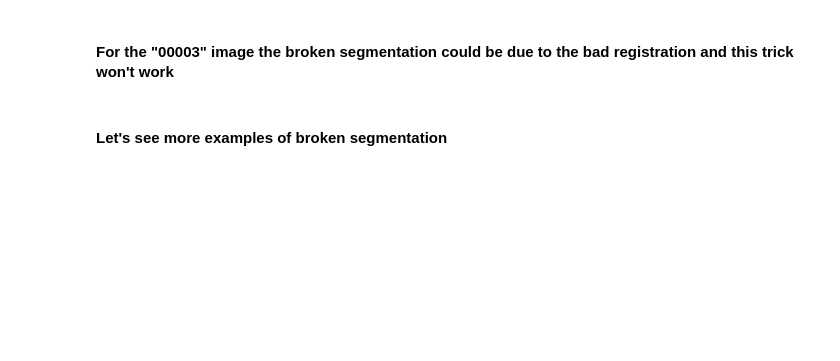
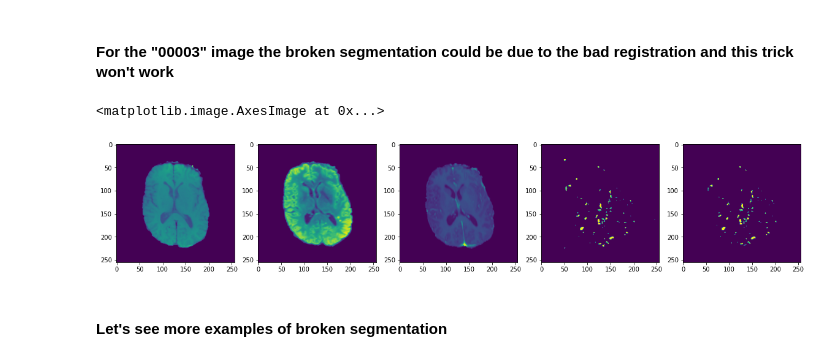
Before and after one commit to sosanzma/Tumor_Segmentation_Features_, a Jupyter notebook: registraion-segmentation-features.ipynb, the cells around one changed output. Drawn from its saved outputs; the diff is of its cells as text; code cells hidden in the pictures; blank space fills up the shorter version.

```diff
--- a/registraion-segmentation-features.ipynb
+++ b/registraion-segmentation-features.ipynb
@@ -597,14 +610,17 @@ axarr[4].imshow((test_res[0][0].detach().cpu().numpy() > 0.5) * (test_img[0, 1]
 # %%
 im = get_img(2)
 test_img = np.array([np.moveaxis(np.array(im.resize((256, 256))), -1, 0)])
-test_res = model(torch.Tensor(test_img))
+test_res = model_unet(torch.Tensor(test_img))
 
 f, axarr = plt.subplots(1,5, figsize=(20, 20))
 axarr[0].imshow(test_img[0, 0])
 axarr[1].imshow(test_img[0, 1])
 axarr[2].imshow(test_img[0, 2])
 axarr[3].imshow(test_res[0][0].detach().cpu().numpy() > 0.5)
 axarr[4].imshow((test_res[0][0].detach().cpu().numpy() > 0.5) * (test_img[0, 1] != 0))
+# %% [output]
+<matplotlib.image.AxesImage at 0x...>
+[figure, added]
 # %% [markdown]
 #### Let's see more examples of broken segmentation
 # %%
```
Also changed, not shown: parts of 24 cells of this notebook.
